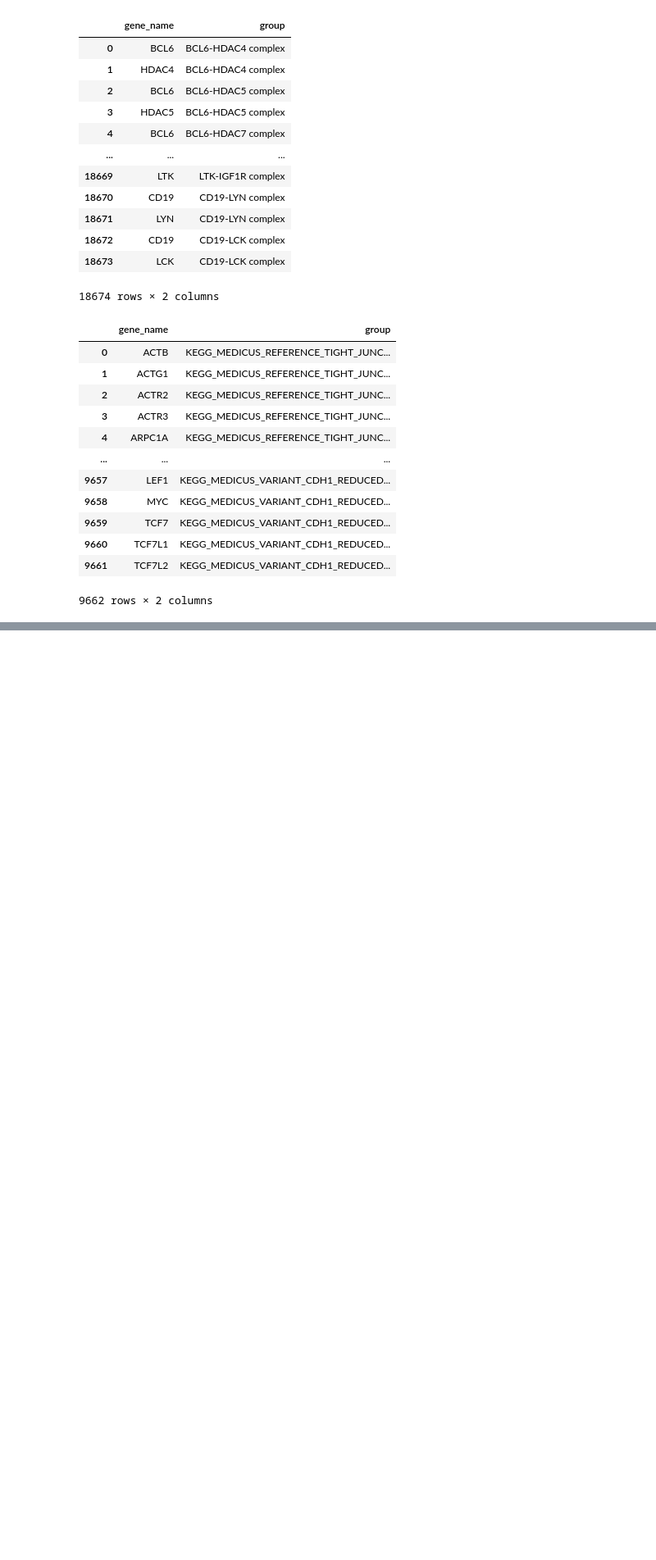
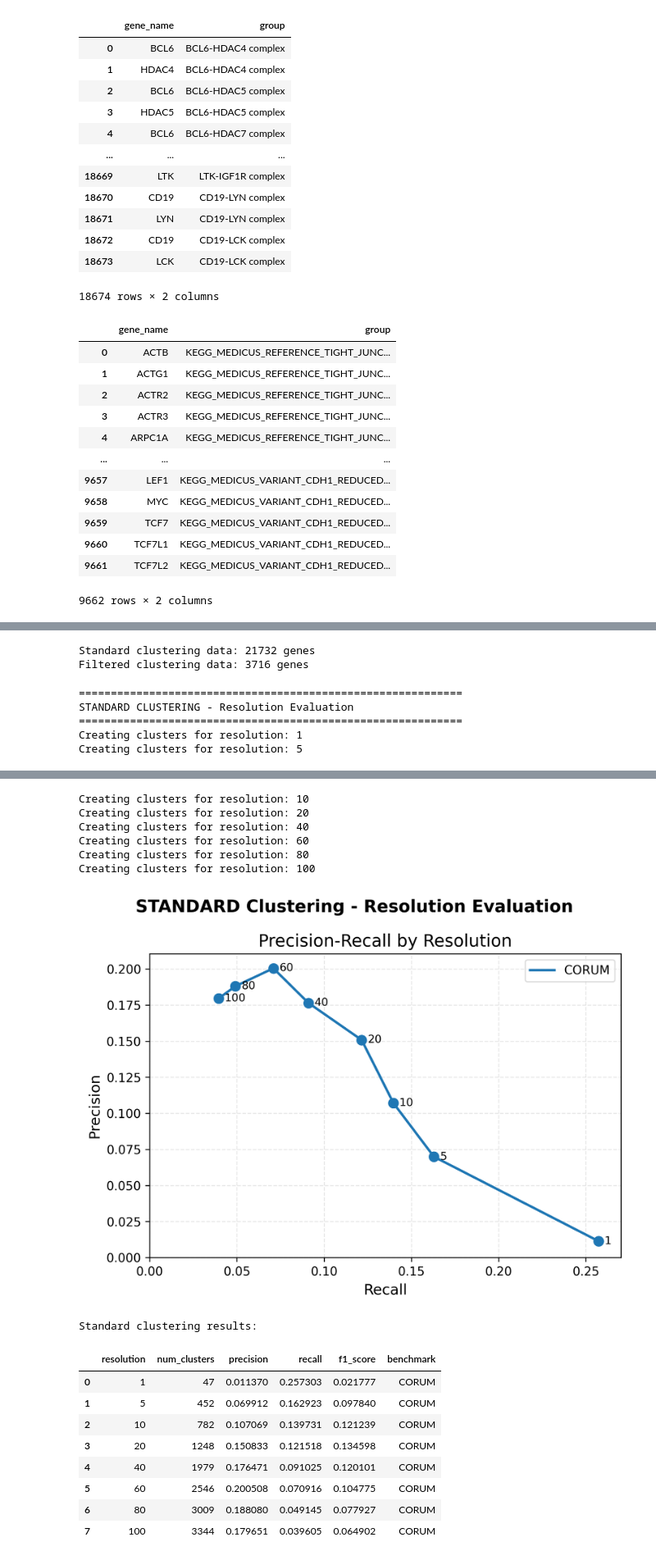
Before and after one commit to cheeseman-lab/whitney-analysis, a Jupyter notebook: analysis/9.configure_cluster_params.ipynb, the cells around one changed output, grey strips where cells are left out. Shown at 82% size. Saved outputs shown, nothing was run; the diff lists cells and outputs as text; code cells hidden in the pictures; blank space fills up the shorter version.

Commit message:
add clustering info

```diff
--- a/analysis/9.configure_cluster_params.ipynb
+++ b/analysis/9.configure_cluster_params.ipynb
@@ -447,0 +425,46 @@ with open(CONFIG_FILE_PATH, "w") as config_file:
+# %%
+# Prepare both standard and filtered datasets for resolution evaluation
+# Standard (full) data - use aggregated data (has PCA features for clustering)
+standard_data = aggregated_data.copy()
+print(f"Standard clustering data: {len(standard_data)} genes")
+
+# Filtered data - use filtered aggregated data from bootstrap filtering above
+if filtered_aggregated_data is not None:
+    filtered_data = filtered_aggregated_data.copy()
+    print(f"Filtered clustering data: {len(filtered_data)} genes")
+else:
+    filtered_data = None
+    print("Filtered data not available (bootstrap results missing)")
+# %% [output]
+Standard clustering data: 21732 genes
+Filtered clustering data: 3716 genes
+# %%
+# Evaluate resolutions for STANDARD clustering
+print("=" * 60)
+print("STANDARD CLUSTERING - Resolution Evaluation")
+print("=" * 60)
+
+group_benchmarks = {"CORUM": corum_group_benchmark}
+
+standard_results_df, standard_fig = evaluate_resolution(
+    standard_data,
+    PHATE_DISTANCE_METRIC,
+    STANDARD_LEIDEN_RESOLUTIONS,
+    group_benchmarks,
+    PERTURBATION_NAME_COL,
+    CONTROL_KEY,
+)
+
+plt.figure(standard_fig.number)
+plt.suptitle("STANDARD Clustering - Resolution Evaluation", fontsize=14, fontweight='bold')
+plt.tight_layout()
+plt.show()
+
+print("\nStandard clustering results:")
+display(standard_results_df)
+# %% [output]
+============================================================
+STANDARD CLUSTERING - Resolution Evaluation
+============================================================
+Creating clusters for resolution: 1
+Creating clusters for resolution: 5
@@ -447,0 +474,17 @@ with open(CONFIG_FILE_PATH, "w") as config_file:
+Creating clusters for resolution: 10
+Creating clusters for resolution: 20
+Creating clusters for resolution: 40
+Creating clusters for resolution: 60
+Creating clusters for resolution: 80
+Creating clusters for resolution: 100
+[figure, added]
+Standard clustering results:
+|  | resolution | num_clusters | precision | recall | f1_score | benchmark |
+| 0 | 1 | 47 | 0.011370 | 0.257303 | 0.021777 | CORUM |
+| 1 | 5 | 452 | 0.069912 | 0.162923 | 0.097840 | CORUM |
+| 2 | 10 | 782 | 0.107069 | 0.139731 | 0.121239 | CORUM |
+| 3 | 20 | 1248 | 0.150833 | 0.121518 | 0.134598 | CORUM |
+| 4 | 40 | 1979 | 0.176471 | 0.091025 | 0.120101 | CORUM |
+| 5 | 60 | 2546 | 0.200508 | 0.070916 | 0.104775 | CORUM |
+| 6 | 80 | 3009 | 0.188080 | 0.049145 | 0.077927 | CORUM |
+| 7 | 100 | 3344 | 0.179651 | 0.039605 | 0.064902 | CORUM |
```
Also changed, not shown: parts of 36 cells of this notebook, 5 other files.
